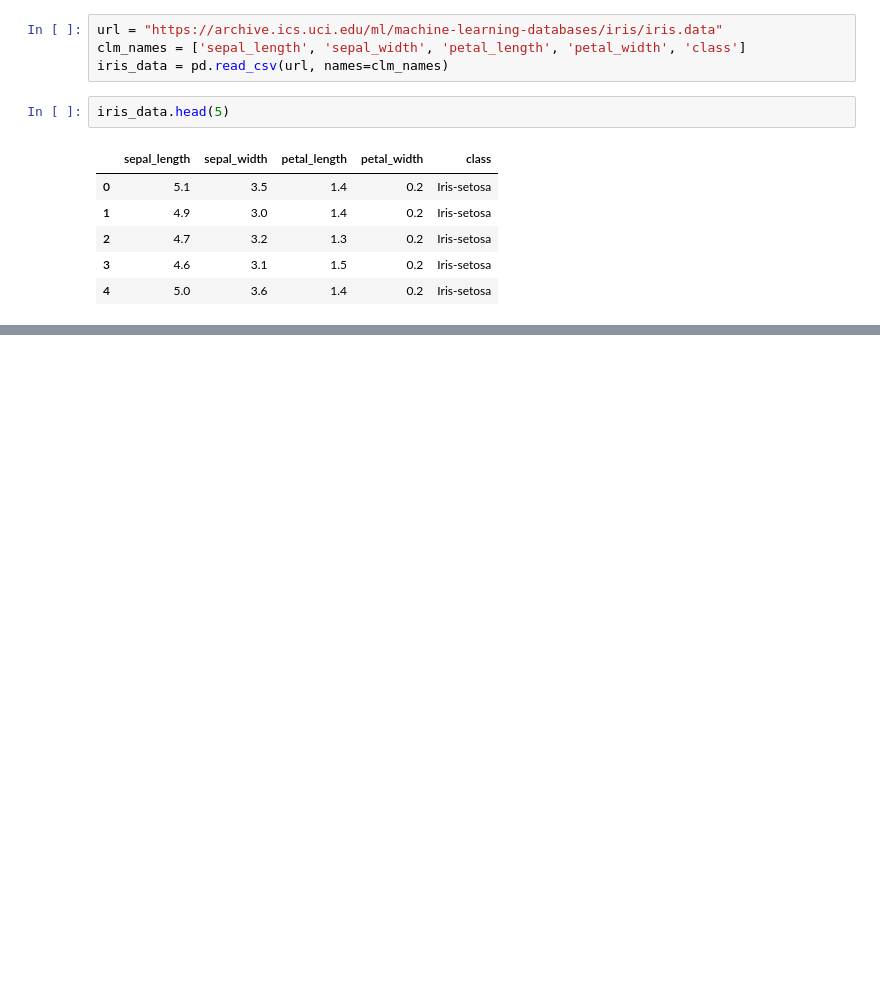
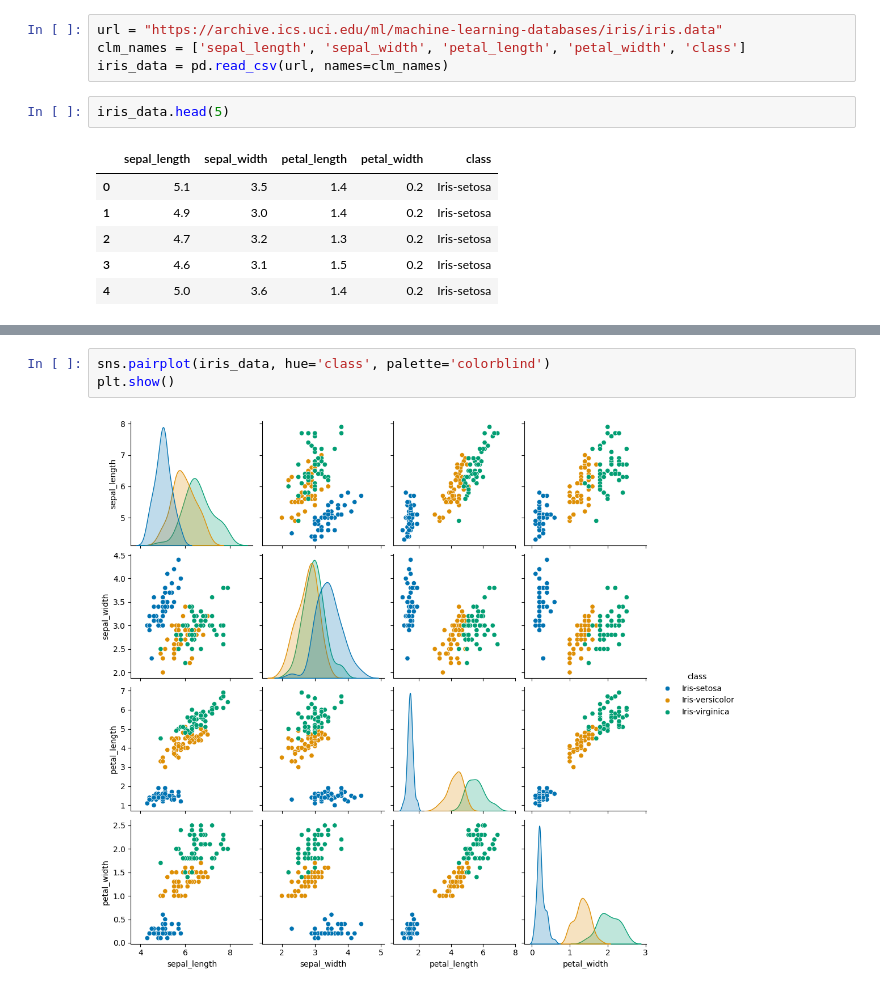
Before and after one commit to Im-Rik/Iris-Flower-Classification, a Jupyter notebook: Iris_Flower_Classification.ipynb, the cells around one changed output, grey strips where cells are left out. Cells and saved outputs as stored; diff of their text form; blank space fills up the shorter version.

```diff
--- a/Iris_Flower_Classification.ipynb
+++ b/Iris_Flower_Classification.ipynb
@@ -52,0 +34,5 @@ error: failed to push some refs to 'https://github.com/Im-Rik/Iris-Flower-Classi
+# %%
+sns.pairplot(iris_data, hue='class', palette='colorblind')
+plt.show()
+# %% [output]
+[figure, added]
```
Also changed, not shown: parts of 14 cells of this notebook.
